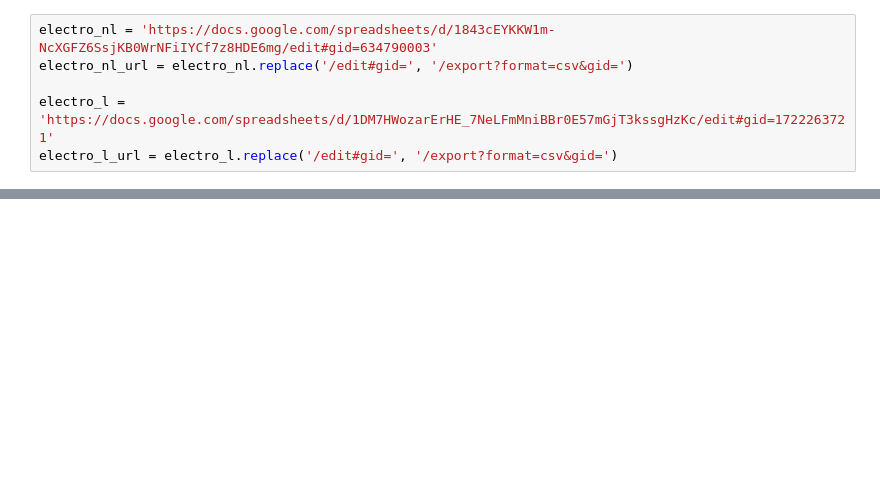
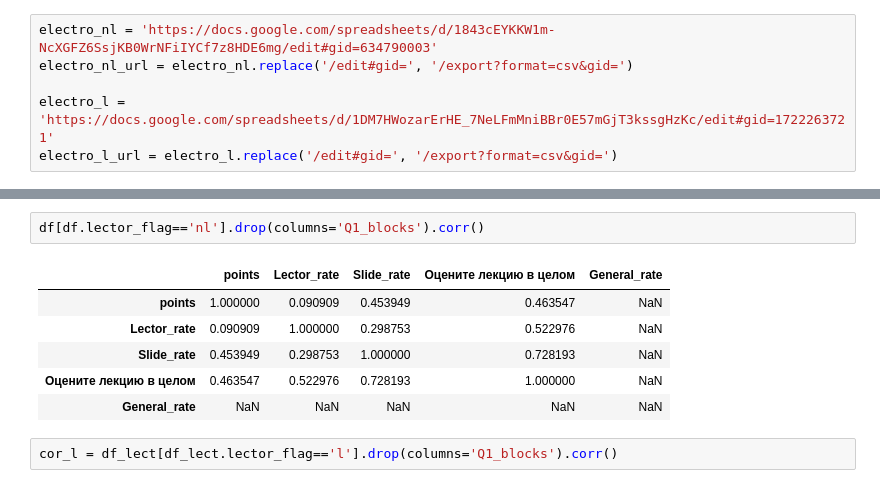
Before and after one commit to Whoami666/Free-Practice, a Jupyter notebook: Neuroscience/Online_lectures_attention_electro.ipynb, the cells around one changed output, grey strips where cells are left out. Saved outputs shown, nothing was run; the diff lists cells and outputs as text; blank space fills up the shorter version.

```diff
--- a/Neuroscience/Online_lectures_attention_electro.ipynb
+++ b/Neuroscience/Online_lectures_attention_electro.ipynb
@@ -173,0 +196,11 @@ df.drop(columns='Q1_blocks').corr()
+# %%
+df[df.lector_flag=='nl'].drop(columns='Q1_blocks').corr()
+# %% [output]
+|  | points | Lector_rate | Slide_rate | Оцените лекцию в целом | General_rate |
+| points | 1.000000 | 0.090909 | 0.453949 | 0.463547 | NaN |
+| Lector_rate | 0.090909 | 1.000000 | 0.298753 | 0.522976 | NaN |
+| Slide_rate | 0.453949 | 0.298753 | 1.000000 | 0.728193 | NaN |
+| Оцените лекцию в целом | 0.463547 | 0.522976 | 0.728193 | 1.000000 | NaN |
+| General_rate | NaN | NaN | NaN | NaN | NaN |
+# %%
+cor_l = df_lect[df_lect.lector_flag=='l'].drop(columns='Q1_blocks').corr()
```
Also changed, not shown: parts of 19 cells of this notebook.
